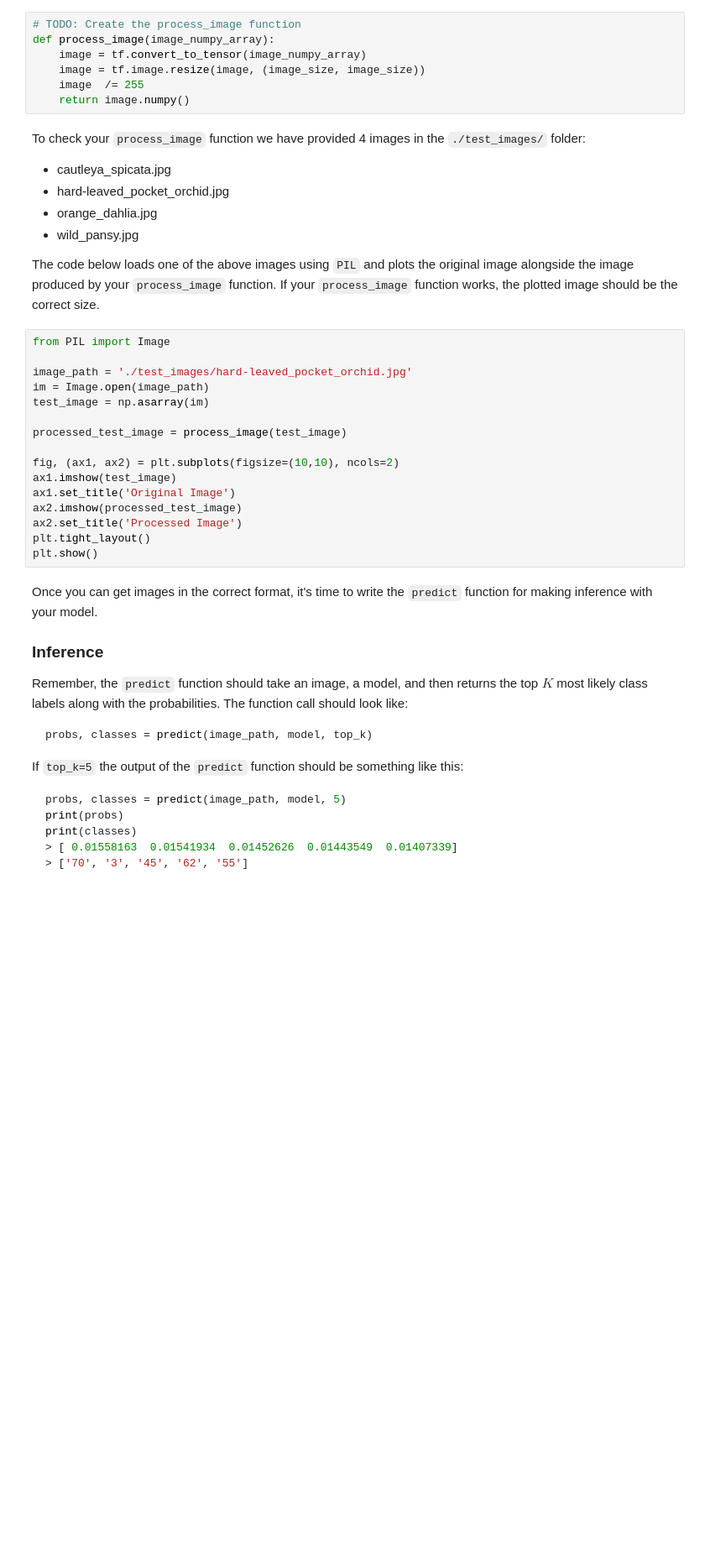
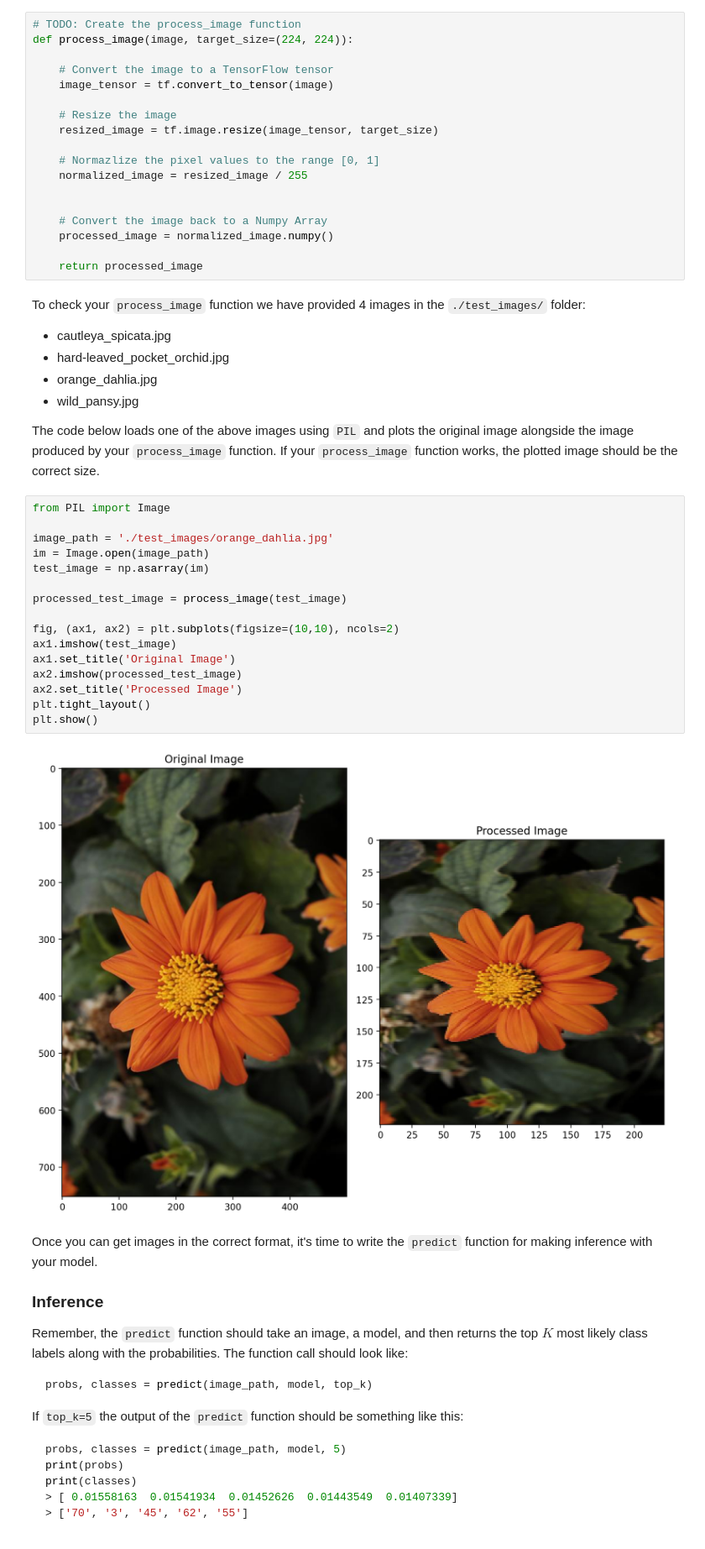
Before and after one commit to darinjswilliams/intro-to-ml-tensorflow, a Jupyter notebook: projects/p2_image_classifier/Project_Image_Classifier_Project.ipynb, the cells around one changed output. Shown at 84% size. Drawn from its saved outputs; the diff is of its cells as text; blank space fills up the shorter version.

```diff
--- a/projects/p2_image_classifier/Project_Image_Classifier_Project.ipynb
+++ b/projects/p2_image_classifier/Project_Image_Classifier_Project.ipynb
@@ -407,13 +407,24 @@ First, you should convert your image into a TensorFlow Tensor and then resize it
 Second, the pixel values of the input images are typically encoded as integers in the range 0-255, but the model expects the pixel values to be floats in the range 0-1. Therefore, you'll also need to normalize the pixel values.
 
 Finally, convert your image back to a NumPy array using the `.numpy()` method.
-# %%
-# TODO: Create the process_image function
-def process_image(image_numpy_array):
-    image = tf.convert_to_tensor(image_numpy_array)
-    image = tf.image.resize(image, (image_size, image_size))
-    image  /= 255
-    return image.numpy()
+# %%
+# TODO: Create the process_image function
+def process_image(image, target_size=(224, 224)):
+
+    # Convert the image to a TensorFlow tensor
+    image_tensor = tf.convert_to_tensor(image)
+
+    # Resize the image
+    resized_image = tf.image.resize(image_tensor, target_size)
+
+    # Normazlize the pixel values to the range [0, 1]
+    normalized_image = resized_image / 255
+
+
+    # Convert the image back to a Numpy Array
+    processed_image = normalized_image.numpy()
+
+    return processed_image
 # %% [markdown]
 To check your `process_image` function we have provided 4 images in the `./test_images/` folder:
 
@@ -426,19 +437,21 @@ The code below loads one of the above images using `PIL` and plots the original
 # %%
 from PIL import Image
 
-image_path = './test_images/hard-leaved_pocket_orchid.jpg'
+image_path = './test_images/orange_dahlia.jpg'
 im = Image.open(image_path)
 test_image = np.asarray(im)
 
 processed_test_image = process_image(test_image)
 
 fig, (ax1, ax2) = plt.subplots(figsize=(10,10), ncols=2)
 ax1.imshow(test_image)
 ax1.set_title('Original Image')
 ax2.imshow(processed_test_image)
 ax2.set_title('Processed Image')
 plt.tight_layout()
 plt.show()
+# %% [output]
+[figure, added]
 # %% [markdown]
 Once you can get images in the correct format, it's time to write the `predict` function for making inference with your model.
 
```
Also changed, not shown: parts of 10 cells of this notebook.
